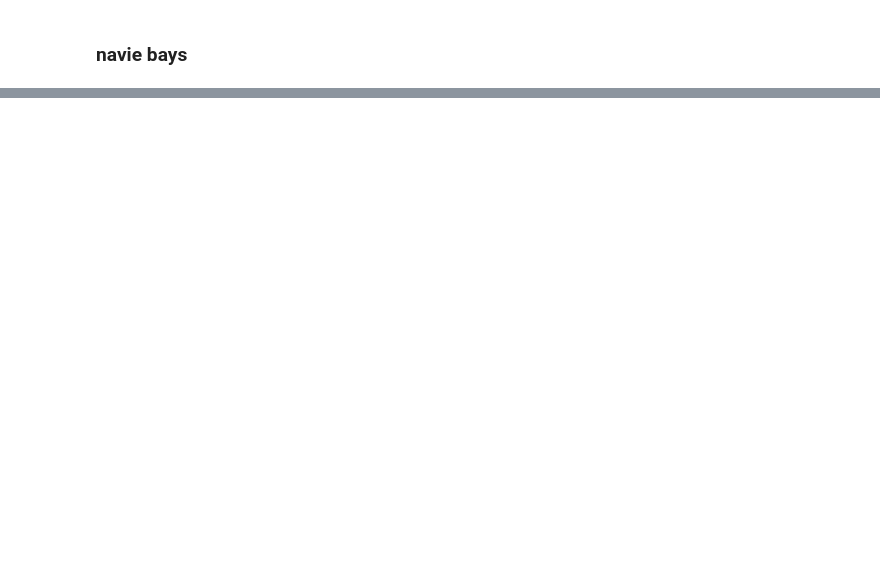
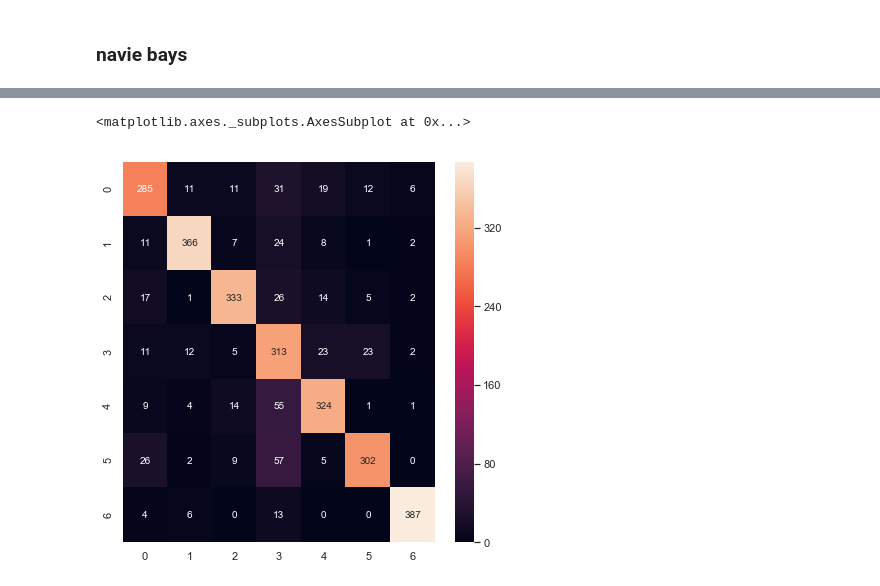
Before and after one commit to AmberLyu/project, a Jupyter notebook: projectML.ipynb, the cells around one changed output, grey strips where cells are left out. Drawn from its saved outputs; the diff is of its cells as text; code cells hidden in the pictures; blank space fills up the shorter version.

```diff
--- a/projectML.ipynb
+++ b/projectML.ipynb
@@ -179,0 +195,13 @@ K= 14, precision_score:0.7807142857142857
+# %%
+from sklearn.neighbors import KNeighborsClassifier
+
+for x in range(1,10):
+    knnclf = KNeighborsClassifier(n_neighbors=x,weights="distance")
+    knnclf.fit(x_train,y_train)
+    preds = knnclf.predict(x_test);
+    num = 0
+    preds = preds.tolist()
+    for i,pred in enumerate(preds):
+        if int(pred) == int(y_test[i]):
+            num += 1
+    print ('K= '+str(x)+', precision_score:' + str(float(num) / len(preds)))
@@ -180,12 +225,17 @@ K= 14, precision_score:0.7807142857142857
 # %%
 from sklearn.svm import SVC
-svclf = SVC(kernel = 'linear')
+from sklearn.metrics import confusion_matrix
+from sklearn.metrics import classification_report
+svclf = SVC(kernel = 'linear',C=1)
 svclf.fit(x_train,y_train)
-preds = svclf.predict(x_test);
+y_pred = svclf.predict(x_test);
 num = 0
-preds = preds.tolist()
+preds = y_pred.tolist()
 for i,pred in enumerate(preds):
     if int(pred) == int(y_test[i]):
         num += 1
 print('precision_score:' + str(float(num) / len(preds)))
+print(accuracy_score(y_test, y_pred))
+
+print(classification_report(y_test, y_pred))
 # %% [output]
@@ -192,0 +257,3 @@ precision_score:0.8157142857142857
+# %%
+mat = confusion_matrix(y_test, y_pred)
+mat
@@ -193 +268,9 @@ precision_score:0.8157142857142857
+# %%
+df_cm = pd.DataFrame(mat, index = [i for i in clf.classes_],
+                  columns = [i for i in clf.classes_])
+plt.figure(figsize = (7,7))
+sns.heatmap(mat, annot=True,fmt="d") #cmap="YlGnBu",linewidths=.5
+# %% [output]
+<matplotlib.axes._subplots.AxesSubplot at 0x...>
+[figure, added]
 # %%
```
Also changed, not shown: parts of 21 cells of this notebook.
